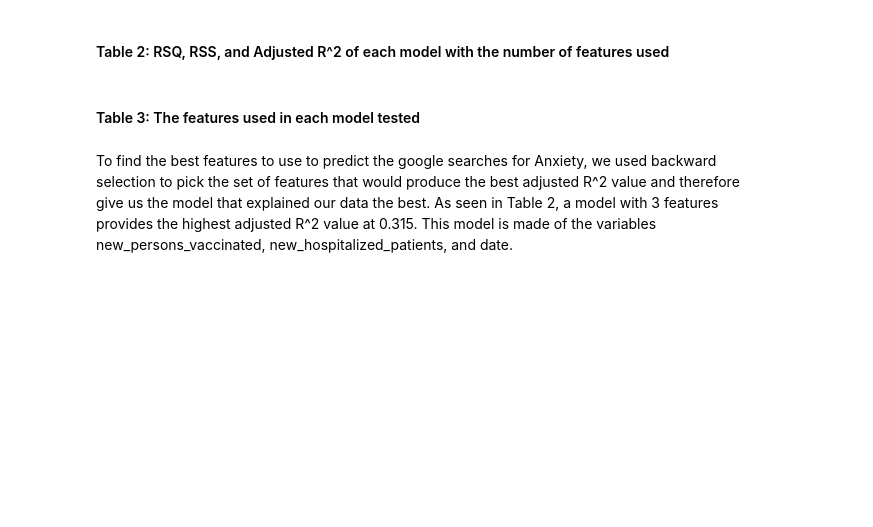
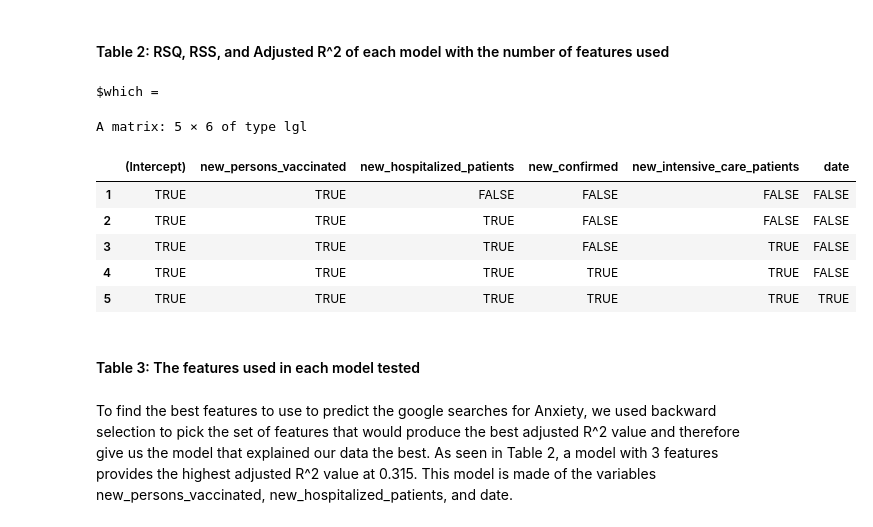
Before and after one commit to DSCI-310-2025/dsci-310-group-14, a Jupyter notebook: covid_analysis.ipynb, the cells around one changed output. Saved outputs shown, nothing was run; the diff lists cells and outputs as text; code cells hidden in the pictures; blank space fills up the shorter version.

```diff
--- a/covid_analysis.ipynb
+++ b/covid_analysis.ipynb
@@ -201,0 +177,13 @@ covid_backward_sel_summary_df
+# %%
+# summary of each model's performance
+
+covid_backward_sel_summary <- summary(covid_backward_sel)
+
+covid_backward_sel_summary_df <- data.frame(
+  n_input_variables = 1:5,
+  RSQ = covid_backward_sel_summary$rsq,
+  RSS = covid_backward_sel_summary$rss,
+  ADJ.R2 = covid_backward_sel_summary$adjr2
+)
+
+covid_backward_sel_summary_df
@@ -203,7 +200,16 @@ covid_backward_sel_summary_df
 <h4>Table 2: RSQ, RSS, and Adjusted R^2 of each model with the number of features used</h4>
 # %%
 # show which variables make up each of the tested models
-summary(turnout_backward_sel)[1]
+covid_backward_sel_summary[1]
+# %% [output]
+$which =
+A matrix: 5 × 6 of type lgl
+|  | (Intercept) | new_persons_vaccinated | new_hospitalized_patients | new_confirmed | new_intensive_care_patients | date |
+| 1 | TRUE | TRUE | FALSE | FALSE | FALSE | FALSE |
+| 2 | TRUE | TRUE | TRUE | FALSE | FALSE | FALSE |
+| 3 | TRUE | TRUE | TRUE | FALSE | TRUE | FALSE |
+| 4 | TRUE | TRUE | TRUE | TRUE | TRUE | FALSE |
+| 5 | TRUE | TRUE | TRUE | TRUE | TRUE | TRUE |
 # %% [markdown]
 <h4>Table 3: The features used in each model tested</h4>
 # %% [markdown]
```
Also changed, not shown: parts of 8 cells of this notebook.
